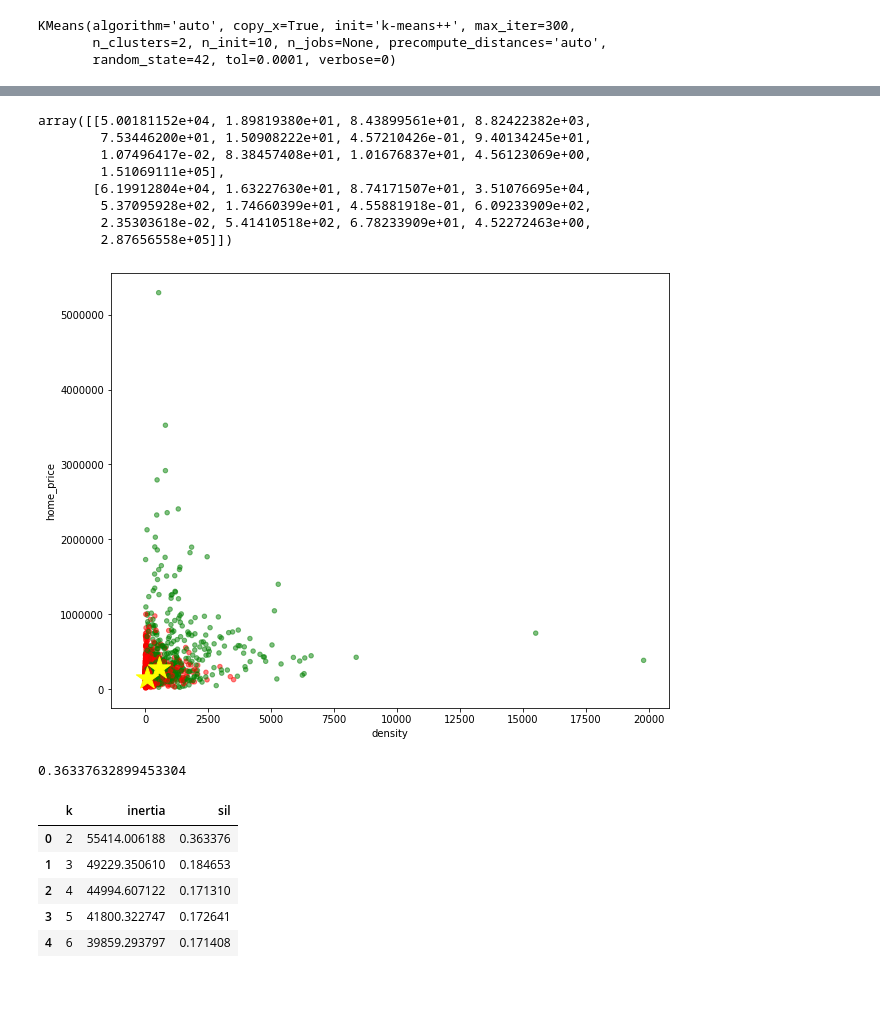
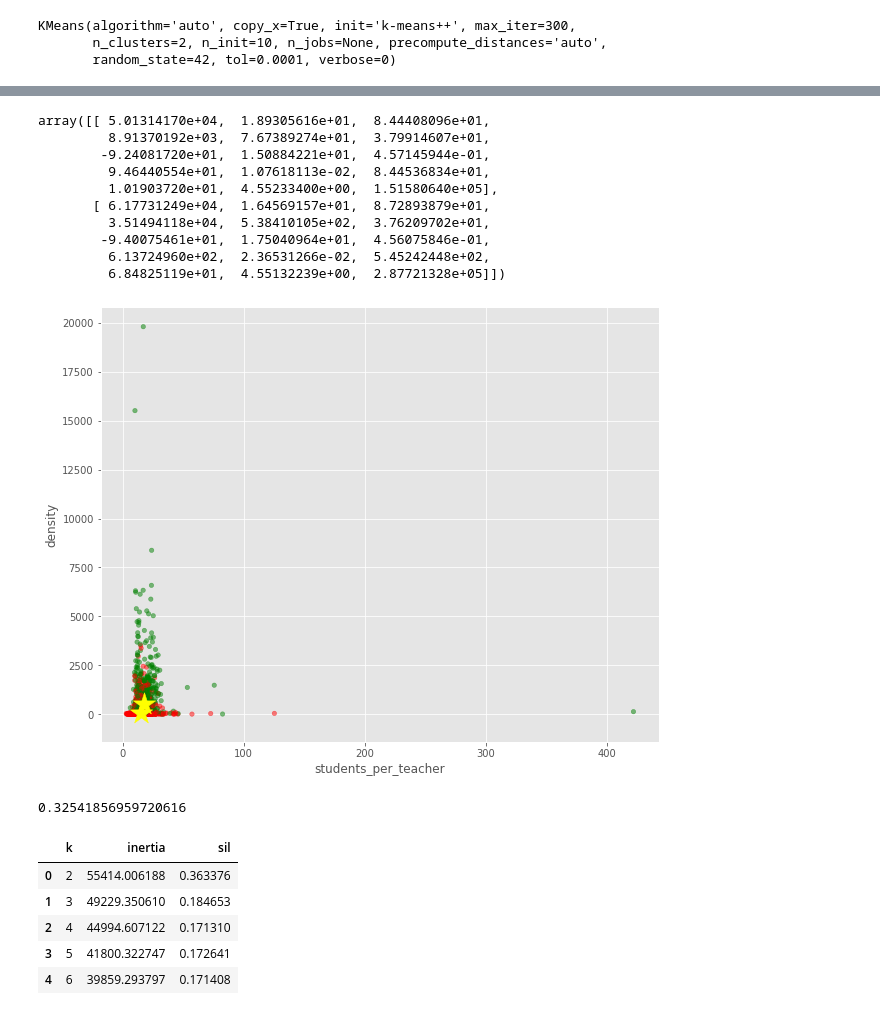
Before and after one commit to escBoston/Where-Should-I-Live, a Jupyter notebook: code/modeling.ipynb, the cells around one changed output, grey strips where cells are left out. Drawn from its saved outputs; the diff is of its cells as text; code cells hidden in the pictures; blank space fills up the shorter version.

```diff
--- a/code/modeling.ipynb
+++ b/code/modeling.ipynb
@@ -44,6 +44,8 @@ features = [
     'hs_completion',
     'population',
     'density',
+    'lat',
+    'lng',
     #'log_density',
     'students_per_teacher',
     'gini',
@@ -96,41 +112,43 @@ centroids
 # %%
 ss.inverse_transform(km.cluster_centers_)
 # %% [output]
-array([[5.00181152e+04, 1.89819380e+01, 8.43899561e+01, 8.82422382e+03,
-        7.53446200e+01, 1.50908222e+01, 4.57210426e-01, 9.40134245e+01,
-        1.07496417e-02, 8.38457408e+01, 1.01676837e+01, 4.56123069e+00,
-        1.51069111e+05],
-       [6.19912804e+04, 1.63227630e+01, 8.74171507e+01, 3.51076695e+04,
-        5.37095928e+02, 1.74660399e+01, 4.55881918e-01, 6.09233909e+02,
-        2.35303618e-02, 5.41410518e+02, 6.78233909e+01, 4.52272463e+00,
-        2.87656558e+05]])
+array([[ 5.01314170e+04,  1.89305616e+01,  8.44408096e+01,
+         8.91370192e+03,  7.67389274e+01,  3.79914607e+01,
+        -9.24081720e+01,  1.50884221e+01,  4.57145944e-01,
+         9.46440554e+01,  1.07618113e-02,  8.44536834e+01,
+         1.01903720e+01,  4.55233400e+00,  1.51580640e+05],
+       [ 6.17731249e+04,  1.64569157e+01,  8.72893879e+01,
+         3.51494118e+04,  5.38410105e+02,  3.76209702e+01,
+        -9.40075461e+01,  1.75040964e+01,  4.56075846e-01,
+         6.13724960e+02,  2.36531266e-02,  5.45242448e+02,
+         6.84825119e+01,  4.55132239e+00,  2.87721328e+05]])
 # %%
 colors = ['red', 'green']
 testinc['color'] = testinc['cluster'].map(lambda p: colors[p])
 
-axis_1 = 'density'
-axis_2 = 'home_price'
+axis_1 = 'students_per_teacher'
+axis_2 = 'density'
 
 ax = testinc.plot(
     kind = 'scatter',
     x = axis_1, y = axis_2,
     figsize = (10,8),
     alpha = .5,
     c = testinc['color']
 )
 
 centroids.plot(
     kind = 'scatter',
     x = axis_1, y = axis_2,
     marker = '*', c = 'yellow', s = 550,
     ax = ax
 );
 # %% [output]
-[figure, old version]
+[figure, new version]
 # %%
 silhouette_score(X_scaled, km.labels_)
 # %% [output]
-0.36337632899453304
+0.32541856959720616
 # %%
 scores = []
 for k in range(2, 30):
```
Also changed, not shown: parts of 16 cells of this notebook, 6 other files.
